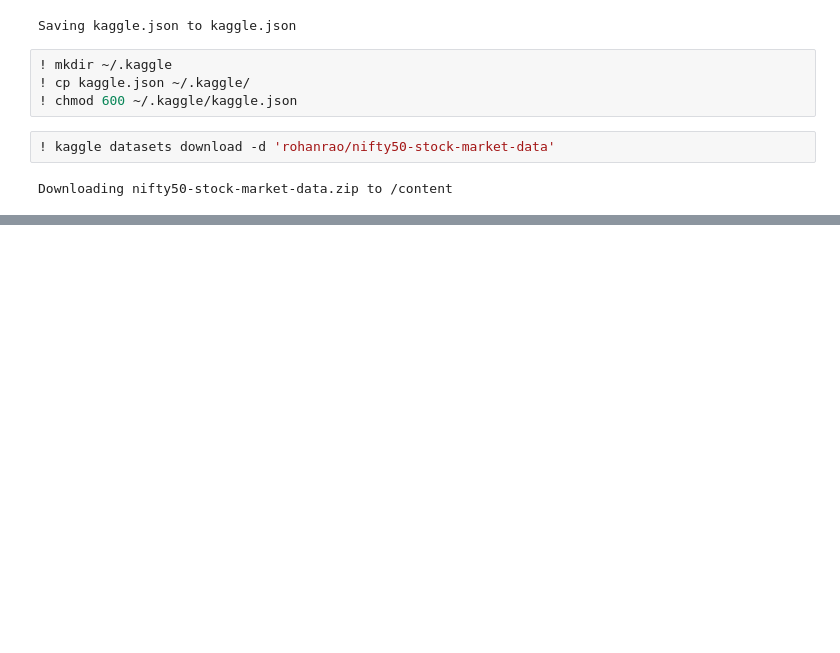
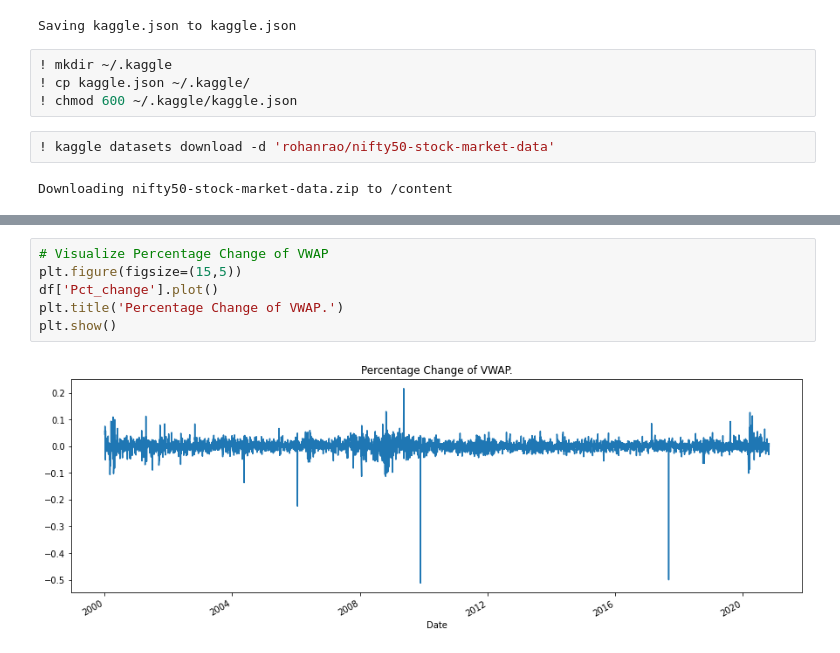
Before and after one commit to kartikbatra056/AllAboutTimeSeries, a Jupyter notebook: Baseline_and_EDA.ipynb, the cells around one changed output, grey strips where cells are left out. Cells and saved outputs as stored; diff of their text form; blank space fills up the shorter version.

```diff
--- a/Baseline_and_EDA.ipynb
+++ b/Baseline_and_EDA.ipynb
@@ -32,0 +132,8 @@ import plotly
+# %%
+# Visualize Percentage Change of VWAP
+plt.figure(figsize=(15,5))
+df['Pct_change'].plot()
+plt.title('Percentage Change of VWAP.')
+plt.show()
+# %% [output]
+[figure, added]
```
Also changed, not shown: parts of 21 cells of this notebook.
